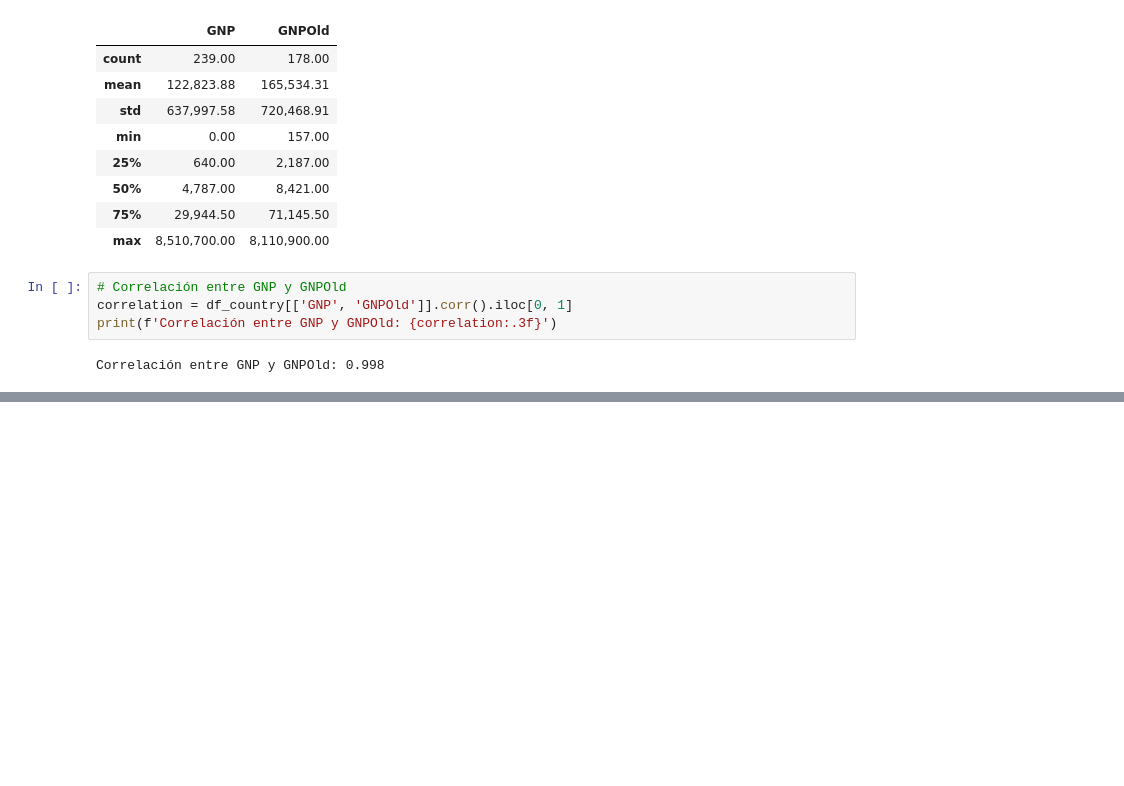
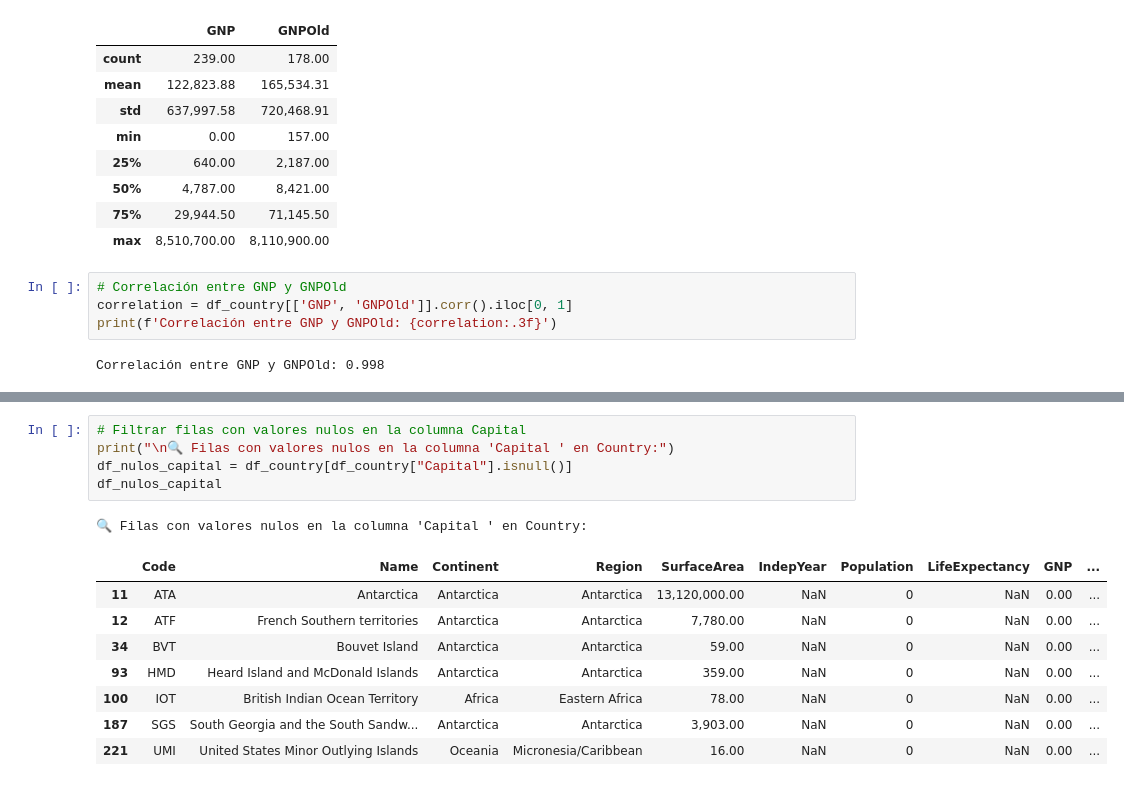
Before and after one commit to AngieG24/Proyecto_-integrador_sql_python, a Jupyter notebook: etl_proyecto_mundial/notebooks/Exploración.ipynb, the cells around one changed output, grey strips where cells are left out. Saved outputs shown, nothing was run; the diff lists cells and outputs as text; blank space fills up the shorter version.

```diff
--- a/etl_proyecto_mundial/notebooks/Exploración.ipynb
+++ b/etl_proyecto_mundial/notebooks/Exploración.ipynb
@@ -369,0 +372,15 @@ Esto sugiere que GNPOld representa el PNB de un año anterior o de una actualiza
+# %%
+# Filtrar filas con valores nulos en la columna Capital
+print("\n🔍 Filas con valores nulos en la columna 'Capital ' en Country:")
+df_nulos_capital = df_country[df_country["Capital"].isnull()]
+df_nulos_capital
+# %% [output]
+🔍 Filas con valores nulos en la columna 'Capital ' en Country:
+|  | Code | Name | Continent | Region | SurfaceArea | IndepYear | Population | LifeExpectancy | GNP | ... |
+| 11 | ATA | Antarctica | Antarctica | Antarctica | 13,120,000.00 | NaN | 0 | NaN | 0.00 | ... |
+| 12 | ATF | French Southern territories | Antarctica | Antarctica | 7,780.00 | NaN | 0 | NaN | 0.00 | ... |
+| 34 | BVT | Bouvet Island | Antarctica | Antarctica | 59.00 | NaN | 0 | NaN | 0.00 | ... |
+| 93 | HMD | Heard Island and McDonald Islands | Antarctica | Antarctica | 359.00 | NaN | 0 | NaN | 0.00 | ... |
+| 100 | IOT | British Indian Ocean Territory | Africa | Eastern Africa | 78.00 | NaN | 0 | NaN | 0.00 | ... |
+| 187 | SGS | South Georgia and the South Sandw... | Antarctica | Antarctica | 3,903.00 | NaN | 0 | NaN | 0.00 | ... |
+| 221 | UMI | United States Minor Outlying Islands | Oceania | Micronesia/Caribbean | 16.00 | NaN | 0 | NaN | 0.00 | ... |
```
Also changed, not shown: parts of 24 cells of this notebook, 4 other files.
